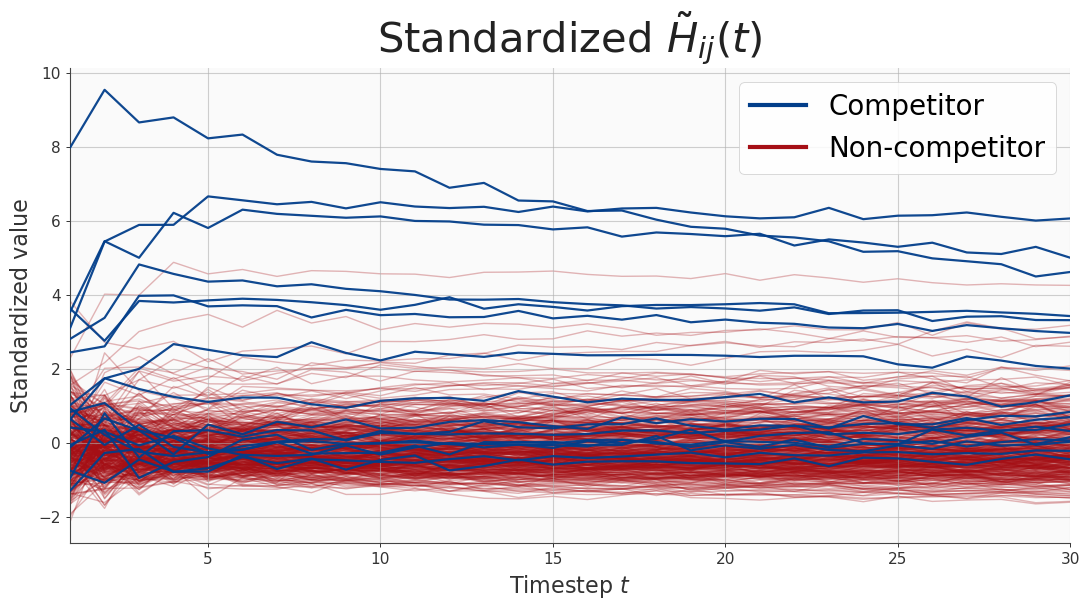
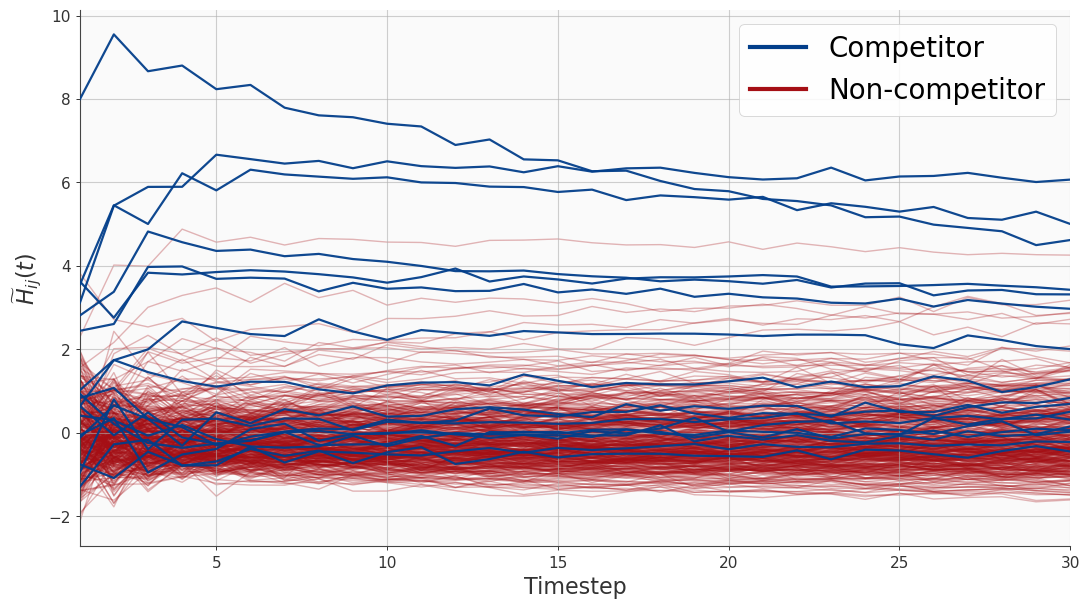
Code edit (unified diff) that turned the first committed figure into the second:
--- before
+++ after
@@ -28,7 +28,6 @@
 ax.tick_params(axis="both", length=3, width=0.7, colors="#333", labelsize=11)
 ax.set_axisbelow(True)
-ax.set_title(r"Standardized $\tilde H_{ij}(t)$", fontsize=30, pad=10, color="#222")
-ax.set_xlabel(r"Timestep $t$", fontsize=16, color="#333")
-ax.set_ylabel("Standardized value", fontsize=16, color="#333")
+ax.set_xlabel("Timestep", fontsize=16, color="#333")
+ax.set_ylabel(r"$\widetilde H_{ij}(t)$", fontsize=16, color="#333")
 
 y_lo, y_hi = float(Z.min()), float(Z.max())

Commit: Update visualization notebooks and figures